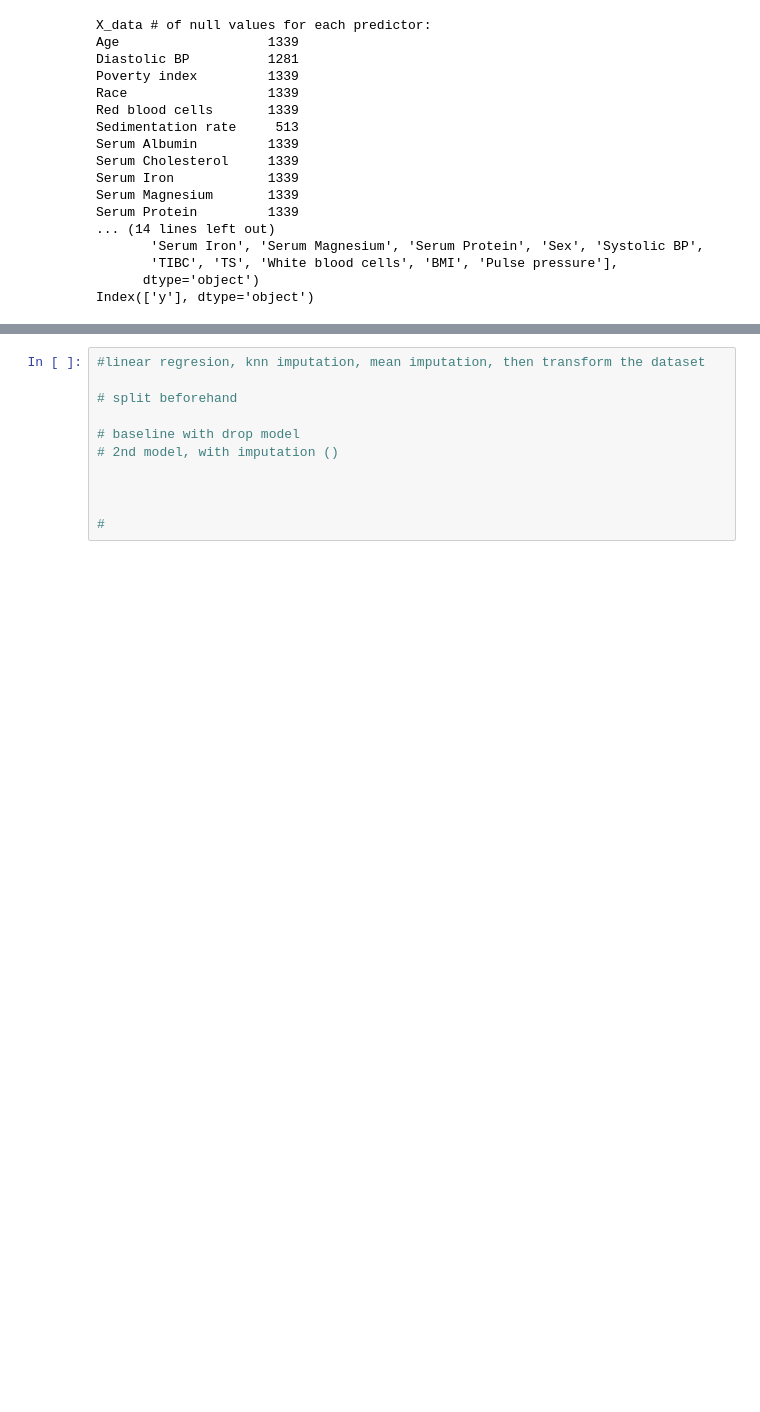
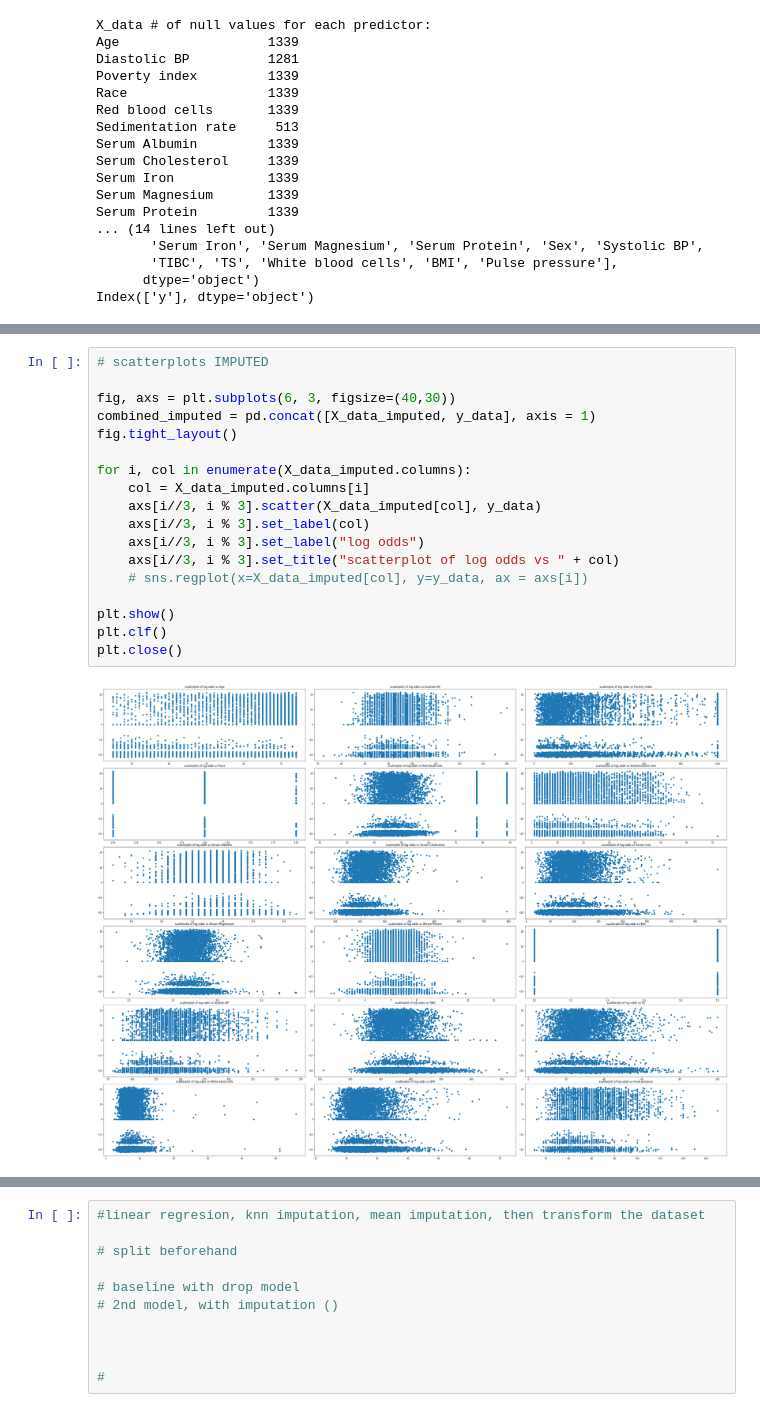
Before and after one commit to raychen2019/Mortality, a Jupyter notebook: imputation.ipynb, the cells around one changed output, grey strips where cells are left out. Saved outputs shown, nothing was run; the diff lists cells and outputs as text; blank space fills up the shorter version.

```diff
--- a/imputation.ipynb
+++ b/imputation.ipynb
@@ -125,0 +171,20 @@ NameError: name 'KNNImputer' is not defined
+# %%
+# scatterplots IMPUTED
+
+fig, axs = plt.subplots(6, 3, figsize=(40,30))
+combined_imputed = pd.concat([X_data_imputed, y_data], axis = 1)
+fig.tight_layout()
+
+for i, col in enumerate(X_data_imputed.columns):
+    col = X_data_imputed.columns[i]
+    axs[i//3, i % 3].scatter(X_data_imputed[col], y_data)
+    axs[i//3, i % 3].set_label(col)
+    axs[i//3, i % 3].set_label("log odds")
+    axs[i//3, i % 3].set_title("scatterplot of log odds vs " + col)
+    # sns.regplot(x=X_data_imputed[col], y=y_data, ax = axs[i])
+
+plt.show()
+plt.clf()
+plt.close()
+# %% [output]
+[figure, added]
```
Also changed, not shown: parts of 9 cells of this notebook, 1 other file.
